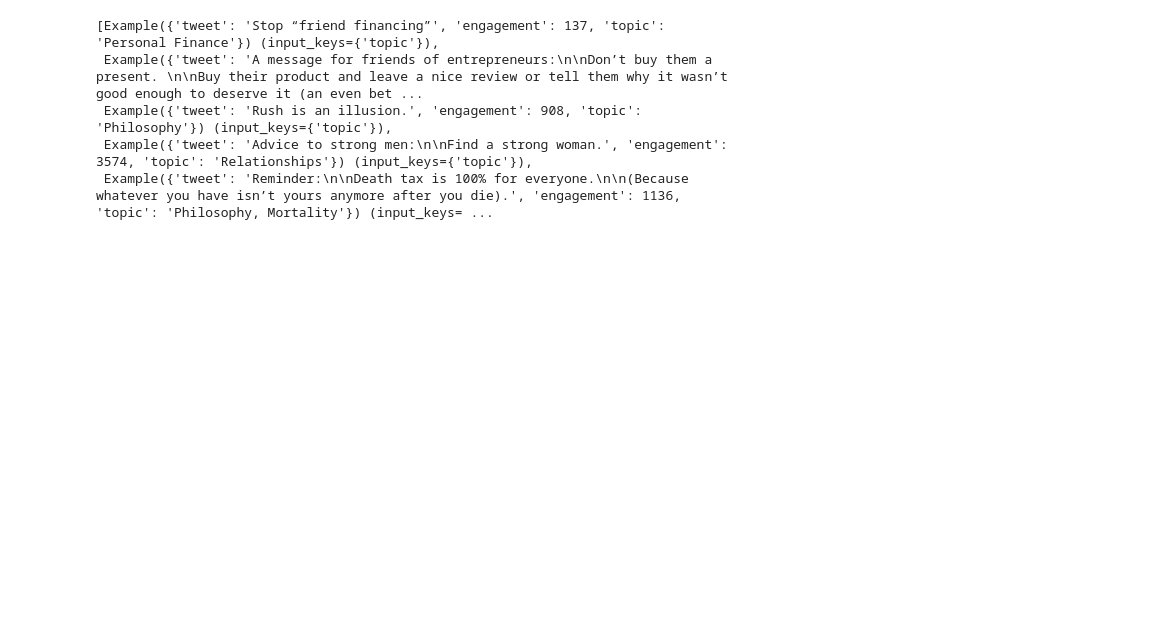
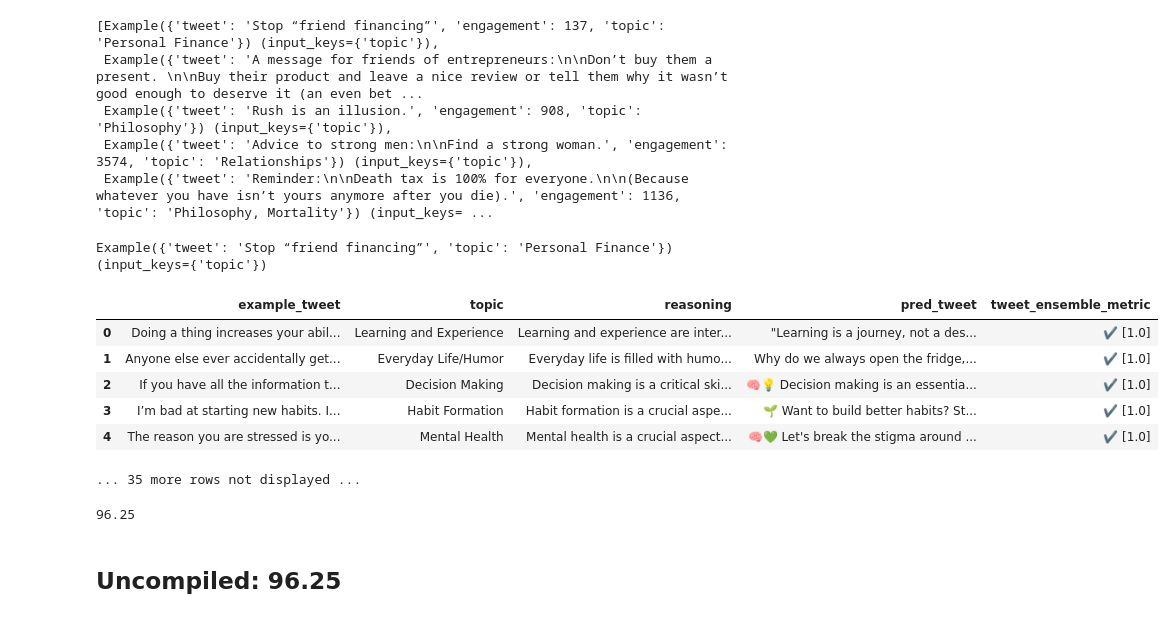
Before and after one commit to kevin-v96/tweet-optim-dspy, a Jupyter notebook: src/tweet_optim_dspy/pretrain_test.ipynb, the cells around one changed output. Saved outputs shown, nothing was run; the diff lists cells and outputs as text; code cells hidden in the pictures; blank space fills up the shorter version.

```diff
--- a/src/tweet_optim_dspy/pretrain_test.ipynb
+++ b/src/tweet_optim_dspy/pretrain_test.ipynb
@@ -616,0 +623,56 @@ flattened_annotated_dataset[:5]
+# %%
+trainset[0]
+# %% [output]
+Example({'tweet': 'Stop “friend financing”', 'topic': 'Personal Finance'}) (input_keys={'topic'})
+# %%
+gpt4o = dspy.LM(model = 'gpt-4o', max_tokens=1000, model_type='chat')
+mini = dspy.LM(model = 'gpt-4o-mini', max_tokens=1000, model_type='chat')
+dspy.configure(lm = mini)
+# %%
+# Define the signature for automatic assessments.
+class Assess(dspy.Signature):
+    """Assess the quality of a tweet along the specified dimension."""
+
+    context = dspy.InputField(desc='ignore if N/A')
+    assessed_text = dspy.InputField()
+    assessment_question = dspy.InputField()
+    assessment_answer = dspy.OutputField(desc="Yes or No")
+
+def tweet_ensemble_metric(gold, pred, trace=None):
+    topic, tweet = gold.topic, pred.tweet
+
+    engaging = "Does the assessed text make for a self-contained, engaging tweet?"
+    concise = "Does the assessed text make for a concise, cogent tweet?"
+    creative = "Does the assessed text make for a creative tweet?"
+    relevant = f"The text above should be relevant `{topic}`. The gold answer is `{tweet}`."
+    relevant = f"{relevant} Does the assessed text above contain the gold answer?"
+
+    with dspy.context(lm=gpt4o):
+        relevant =  dspy.Predict(Assess)(context='N/A', assessed_text=tweet, assessment_question=relevant)
+        engaging = dspy.Predict(Assess)(context='N/A', assessed_text=tweet, assessment_question=engaging)
+        creative = dspy.Predict(Assess)(context='N/A', assessed_text=tweet, assessment_question=creative)
+        concise = dspy.Predict(Assess)(context='N/A', assessed_text=tweet, assessment_question=concise)
+
+    relevant, engaging, creative, concise = (m.assessment_answer.split()[0].lower() == 'yes' for m in [relevant, engaging, creative, concise])
+    #takes care of length
+    score = (relevant + engaging + creative + concise) if (len(tweet) <= 280) else 0
+
+    if trace is not None:
+        return score >= 4
+    return score / 4.0
+# %%
+devset, testset = devset[:-10], devset[-10:]
+# %%
+evaluator = Evaluate(devset=devset, metric=tweet_ensemble_metric, num_threads=2, display_progress=True, display_table=5, provide_traceback=True)
+evaluator(uncompiled_tweet_writer)
+# %% [output]
+|  | example_tweet | topic | reasoning | pred_tweet | tweet_ensemble_metric |
+| 0 | Doing a thing increases your abil... | Learning and Experience | Learning and experience are inter... | "Learning is a journey, not a des... | ✔️ [1.0] |
+| 1 | Anyone else ever accidentally get... | Everyday Life/Humor | Everyday life is filled with humo... | Why do we always open the fridge,... | ✔️ [1.0] |
+| 2 | If you have all the information t... | Decision Making | Decision making is a critical ski... | 🧠💡 Decision making is an essentia... | ✔️ [1.0] |
+| 3 | I’m bad at starting new habits. I... | Habit Formation | Habit formation is a crucial aspe... | 🌱 Want to build better habits? St... | ✔️ [1.0] |
+| 4 | The reason you are stressed is yo... | Mental Health | Mental health is a crucial aspect... | 🧠💚 Let's break the stigma around ... | ✔️ [1.0] |
+... 35 more rows not displayed ...
+96.25
+# %% [markdown]
+## Uncompiled: 96.25
```
Also changed, not shown: parts of 14 cells of this notebook, 4 other files.
